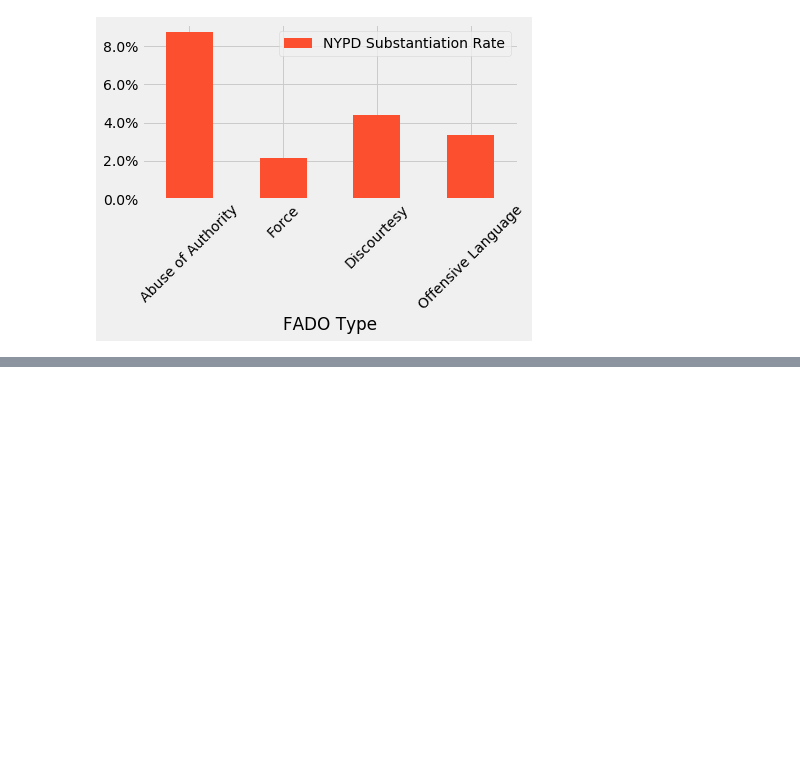
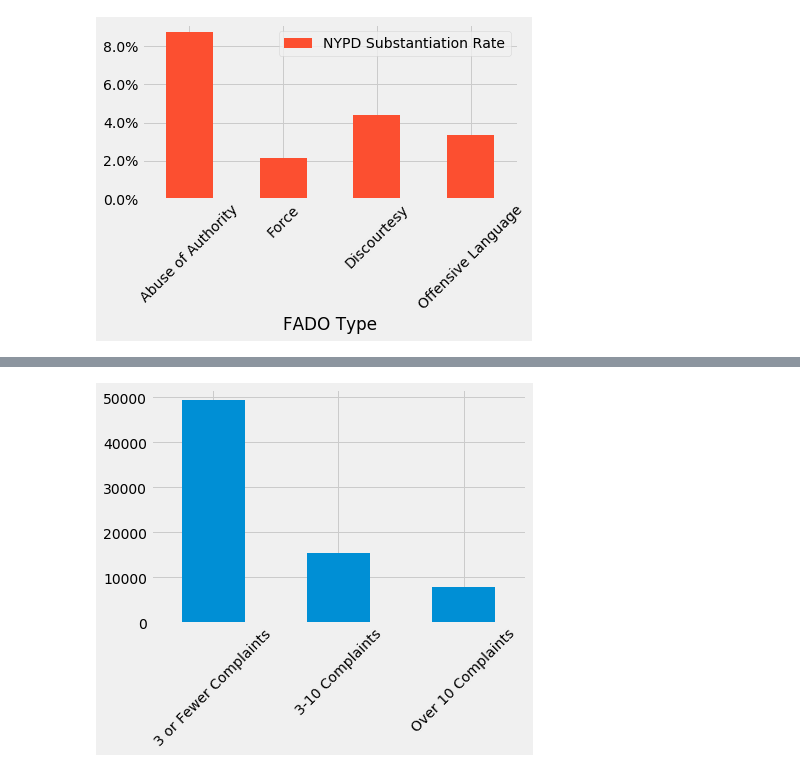
Before and after one commit to lock-commits/nypd-misconduct-complaints, a Jupyter notebook: complaints_eda.ipynb, the cells around one changed output, grey strips where cells are left out. Drawn from its saved outputs; the diff is of its cells as text; code cells hidden in the pictures; blank space fills up the shorter version.

Commit message:
Add complains by officer analysis

```diff
--- a/complaints_eda.ipynb
+++ b/complaints_eda.ipynb
@@ -309,0 +318,2 @@ ax.yaxis.set_major_formatter(mtick.PercentFormatter());
+# %%
+complaints_by_officer.columns = ['Full Name','Reports']
@@ -309,0 +336,20 @@ ax.yaxis.set_major_formatter(mtick.PercentFormatter());
+# %%
+complaints_by_officer = complaints_by_officer.to_frame().reset_index()
+# %%
+complaints_by_officer.columns = ["Full Name","Number of Complaints"]
+# %%
+# create a list of our conditions
+conditions = [
+    (complaints_by_officer.loc[:,'Number of Complaints'] <= 3),
+    (complaints_by_officer.loc[:,'Number of Complaints'] > 3) & (complaints_by_officer.loc[:,'Number of Complaints'] <= 10),
+    (complaints_by_officer.loc[:,'Number of Complaints'] > 10)
+    ]
+
+# create a list of the values we want to assign for each condition
+values = ['3 or Fewer Complaints', '3-10 Complaints', 'Over 10 Complaints']
+
+# create a new column and use np.select to assign values to it using our lists as arguments
+complaints_by_officer.loc[:,"Number of Complaints Category"] = np.select(conditions, values)
+
+# display updated DataFrame
+complaints_by_officer.head()
@@ -309,0 +363,5 @@ ax.yaxis.set_major_formatter(mtick.PercentFormatter());
+# %%
+ax = complaints_by_officer.loc[:,"Number of Complaints Category"].value_counts().plot(kind="bar")
+plt.xticks(rotation=45);
+# %% [output]
+[figure, added]
```
Also changed, not shown: parts of 11 cells of this notebook.
